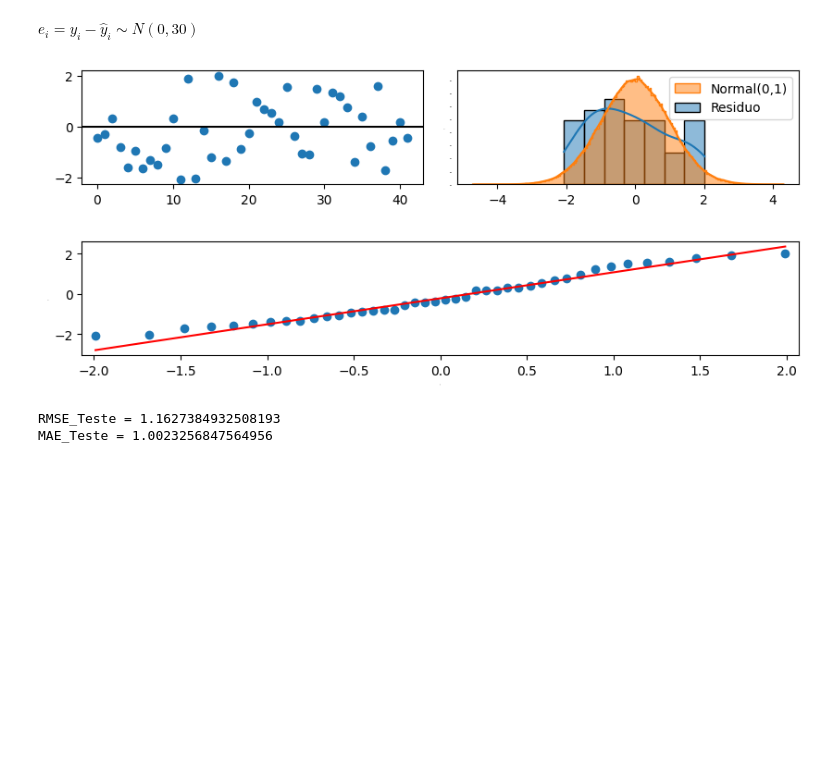
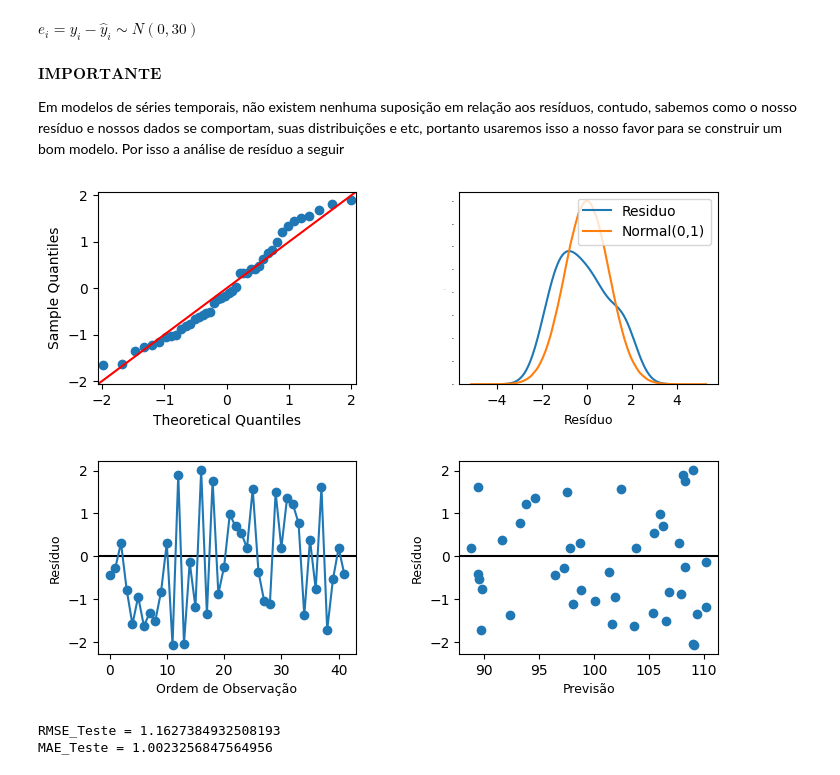
Before and after one commit to MarcioB1999/Prev_For_ULS, a Jupyter notebook: Modelos_previsao/Sarimax_previsoes.ipynb, the cells around one changed output. Drawn from its saved outputs; the diff is of its cells as text; code cells hidden in the pictures; blank space fills up the shorter version.

```diff
--- a/Modelos_previsao/Sarimax_previsoes.ipynb
+++ b/Modelos_previsao/Sarimax_previsoes.ipynb
@@ -76,29 +76,43 @@ residuos = np.array(df_test)-np.array(previsao_test)
 $e_{i} = y_{i}-\hat{y}_{i}\sim N\left(0,30\right)$
 # %%
 import seaborn as sns
+# %%
+normal = np.random.normal(0, 1,2000000)
+# %% [markdown]
+$\mathbf{IMPORTANTE}$
+
+Em modelos de séries temporais, não existem nenhuma suposição em relação aos resíduos, contudo, sabemos como o nosso resíduo e nossos dados se comportam, suas distribuições e etc, portanto usaremos isso a nosso favor para se construir um bom modelo. Por isso a análise de resíduo a seguir
 # %%
-fig=plt.figure(figsize=(10,4))
-plt.subplots_adjust(wspace=0.1, hspace=0.5)
+fig=plt.figure(figsize=(8,6))
+plt.subplots_adjust(wspace=0.4, hspace=0.4)
 
-ax=fig.add_subplot(2,2,1)
-
-plt. axhline(y=0,xmin=0,xmax=len(df_test),color='black')
-plt.scatter(range(len(residuos)),residuos)
+ax=fig.add_subplot(2,2,3)
+plt. axhline(y=0,xmin=0,xmax=len(previsao_test),color='black')
+plt.plot(range(len(residuos)),residuos,marker='o')
+plt.ylabel('Resíduo',fontsize=9)
+plt.xlabel('Ordem de Observação',fontsize=9)
 
 ax=fig.add_subplot(2,2,2)
-sns.histplot(residuos,kde=True,stat='density',label="Residuo")
-sns.histplot(np.random.normal(0, 1,200000),kde=True,stat='density',element='step',label='Normal(0,1)')
+sns.kdeplot(residuos,label="Residuo")
+sns.kdeplot(normal,label='Normal(0,1)')
 plt.legend()
 plt.tick_params(axis='y', labelsize=0, length=0)
 plt.ylabel([], fontsize=0)
+plt.xlabel('Resíduo',fontsize=9)
 
-ax=fig.add_subplot(2,1,2)
-sm.qqplot(residuos,line='q',ax=ax)
-plt.ylabel([], fontsize=0)
-plt.xlabel([], fontsize=0)
+ax=fig.add_subplot(2,2,1)
+sm.qqplot(residuos,fit=True,line='45',ax=ax)
+
+ax=fig.add_subplot(2,2,4)
+plt.scatter(previsao_test,residuos)
+plt.axhline(y=0,xmin=0,xmax=len(previsao_test),color='black')
+plt.ylabel('Resíduo',fontsize=9)
+plt.xlabel('Previsão',fontsize=9)
+
+
 plt.show()
 # %% [output]
-[figure, old version]
+[figure, new version]
 # %%
 import statsmodels.api as sm
 
```
Also changed, not shown: 8 other files.
